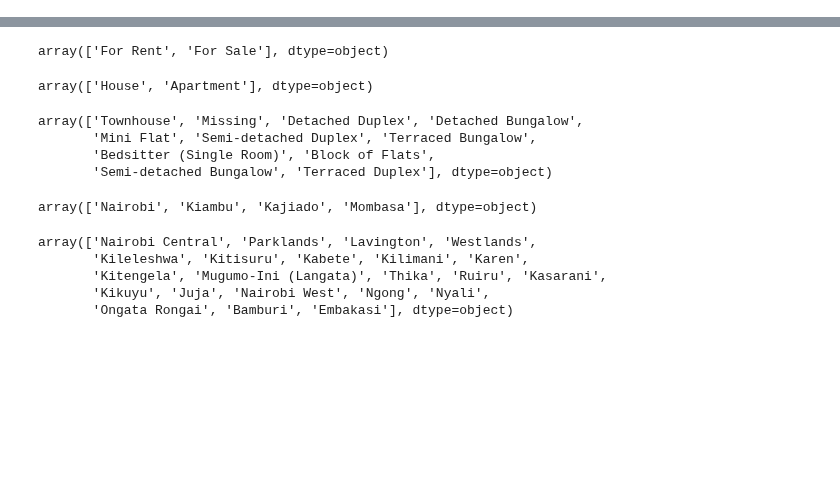
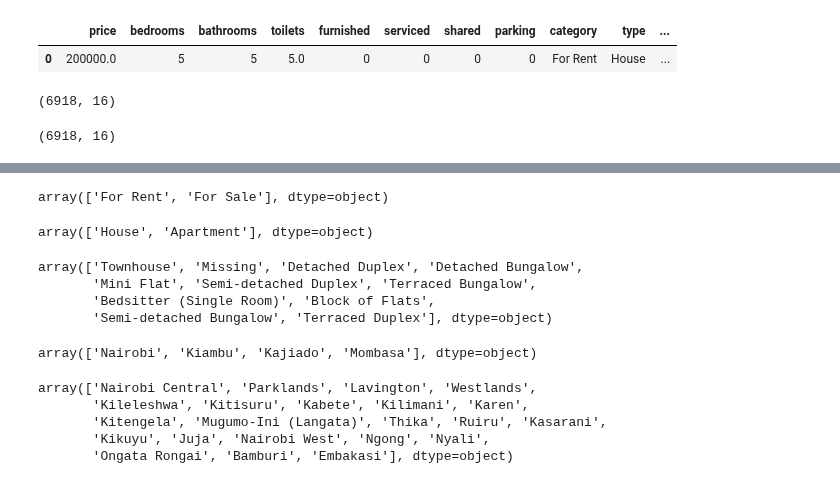
Before and after one commit to Ian-Ibrahim/project_ICS, a Jupyter notebook: Anna/ANNmodel.ipynb, the cells around one changed output, grey strips where cells are left out. Cells and saved outputs as stored; diff of their text form; code cells hidden in the pictures; blank space fills up the shorter version.

```diff
--- a/Anna/ANNmodel.ipynb
+++ b/Anna/ANNmodel.ipynb
@@ -63,0 +34,9 @@ df.drop('id', inplace=True, axis=1)
+# %%
+df.head(1)
+# %% [output]
+|  | price | bedrooms | bathrooms | toilets | furnished | serviced | shared | parking | category | type | ... |
+| 0 | 200000.0 | 5 | 5 | 5.0 | 0 | 0 | 0 | 0 | For Rent | House | ... |
+# %%
+df.shape
+# %% [output]
+(6918, 16)
@@ -64,3 +45,7 @@ df.drop('id', inplace=True, axis=1)
+# %%
+df.shape
+# %% [output]
+(6918, 16)
 # %%
 df.info()
 # %% [output]
```
Also changed, not shown: parts of 23 cells of this notebook, 17 other files.
